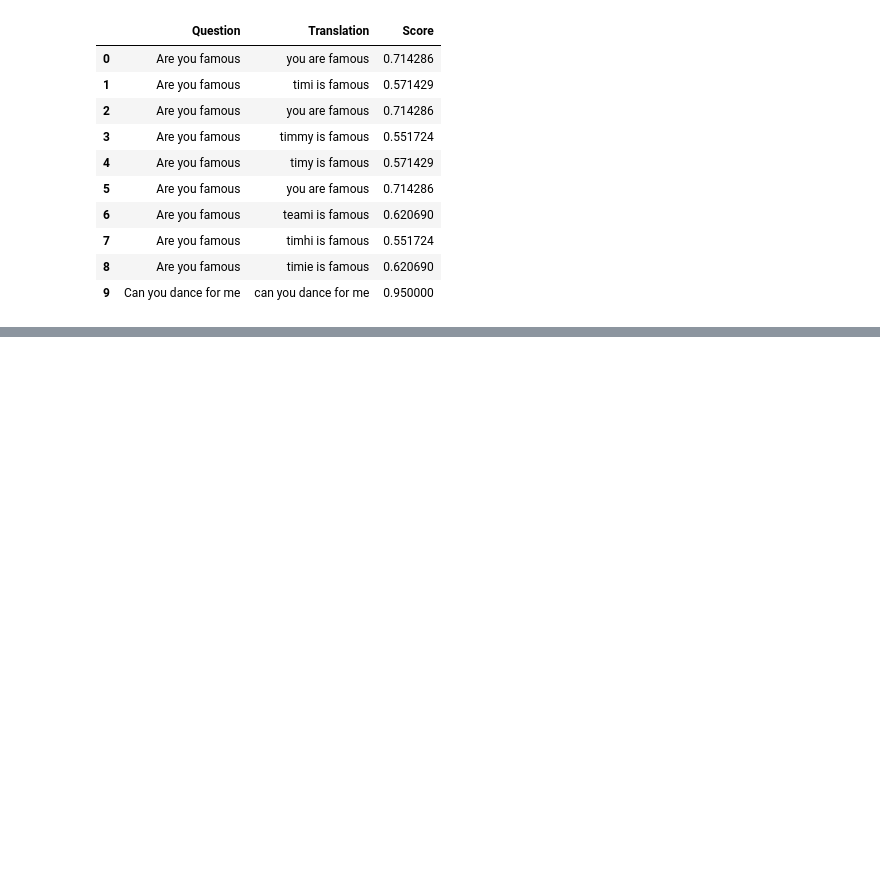
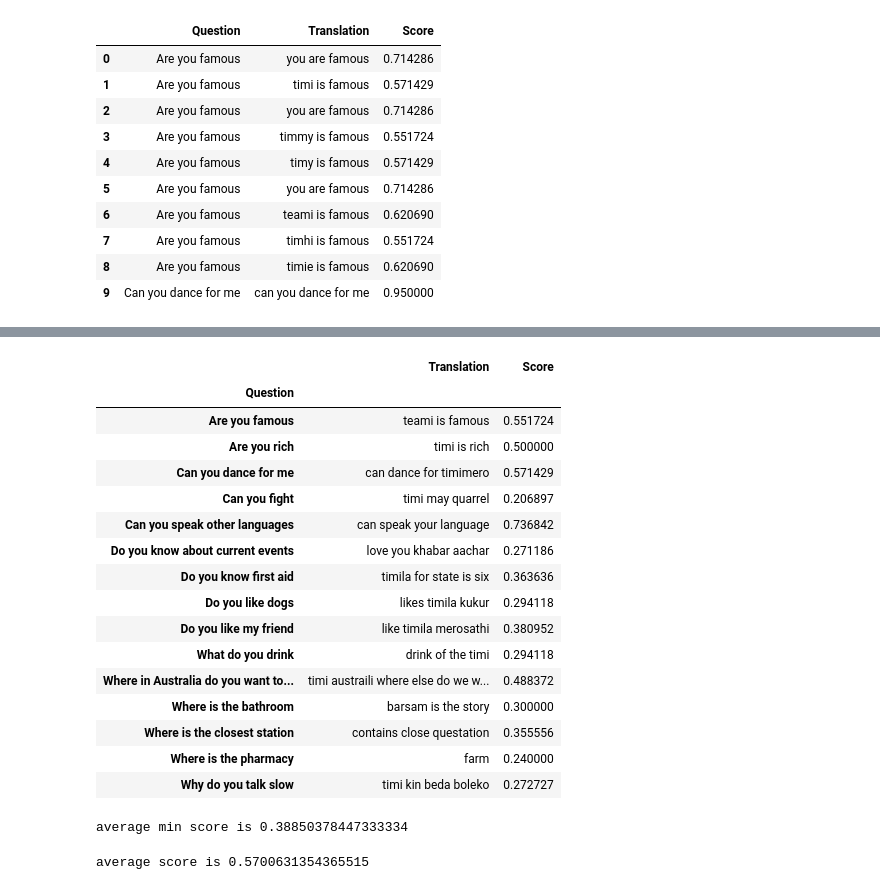
Before and after one commit to hrai/research-project, a Jupyter notebook: Response_Analysis.ipynb, the cells around one changed output, grey strips where cells are left out. Cells and saved outputs as stored; diff of their text form; code cells hidden in the pictures; blank space fills up the shorter version.

```diff
--- a/Response_Analysis.ipynb
+++ b/Response_Analysis.ipynb
@@ -56,0 +113,31 @@ group_by_question.head(1)
+# %%
+min_score=group_by_question.min()
+min_score
+# %% [output]
+|  | Translation | Score |
+| Question |  |  |
+| Are you famous | teami is famous | 0.551724 |
+| Are you rich | timi is rich | 0.500000 |
+| Can you dance for me | can dance for timimero | 0.571429 |
+| Can you fight | timi may quarrel | 0.206897 |
+| Can you speak other languages | can speak your language | 0.736842 |
+| Do you know about current events | love you khabar aachar | 0.271186 |
+| Do you know first aid | timila for state is six | 0.363636 |
+| Do you like dogs | likes timila kukur | 0.294118 |
+| Do you like my friend | like timila merosathi | 0.380952 |
+| What do you drink | drink of the timi | 0.294118 |
+| Where in Australia do you want to... | timi austraili where else do we w... | 0.488372 |
+| Where is the bathroom | barsam is the story | 0.300000 |
+| Where is the closest station | contains close questation | 0.355556 |
+| Where is the pharmacy | farm | 0.240000 |
+| Why do you talk slow | timi kin beda boleko | 0.272727 |
+# %%
+avg_min_score=min_score['Score'].mean()
+print('average min score is {}'.format(avg_min_score))
+# %% [output]
+average min score is 0.38850378447333334
+# %%
+avg_score=df['Score'].mean()
+print('average score is {}'.format(avg_score))
+# %% [output]
+average score is 0.5700631354365515
```
Also changed, not shown: parts of 5 cells of this notebook.
